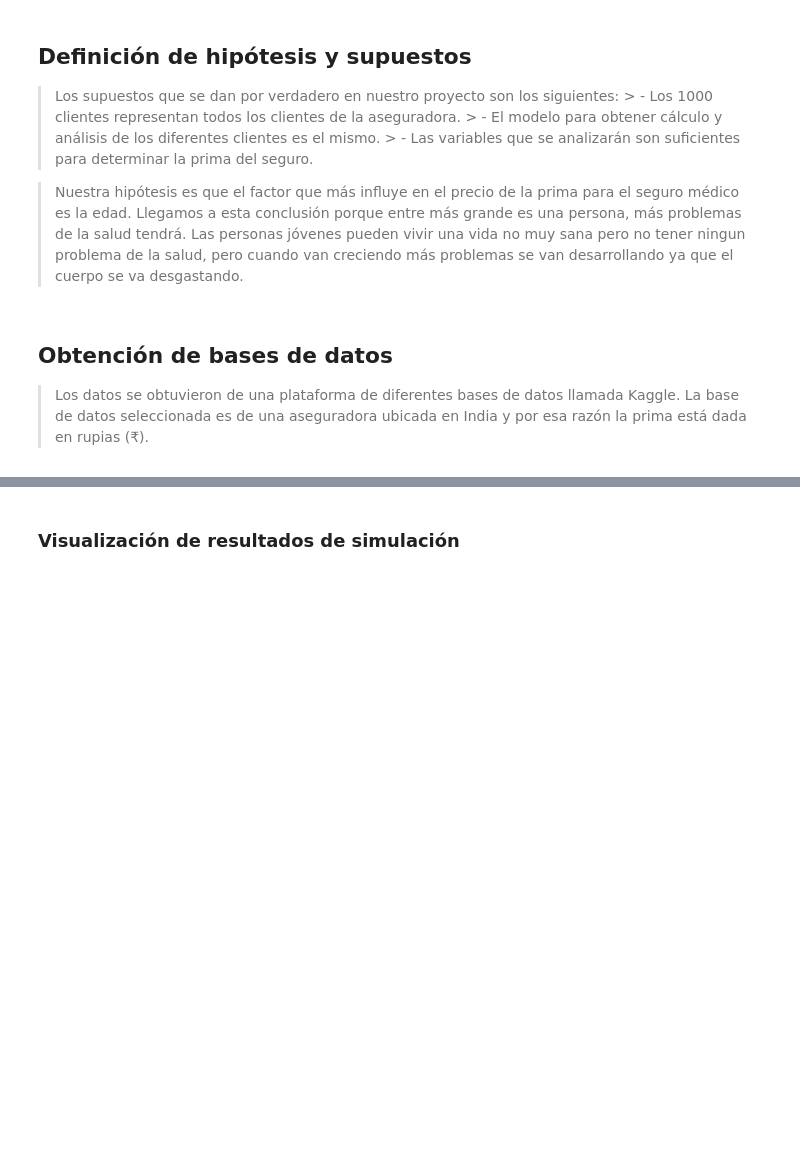
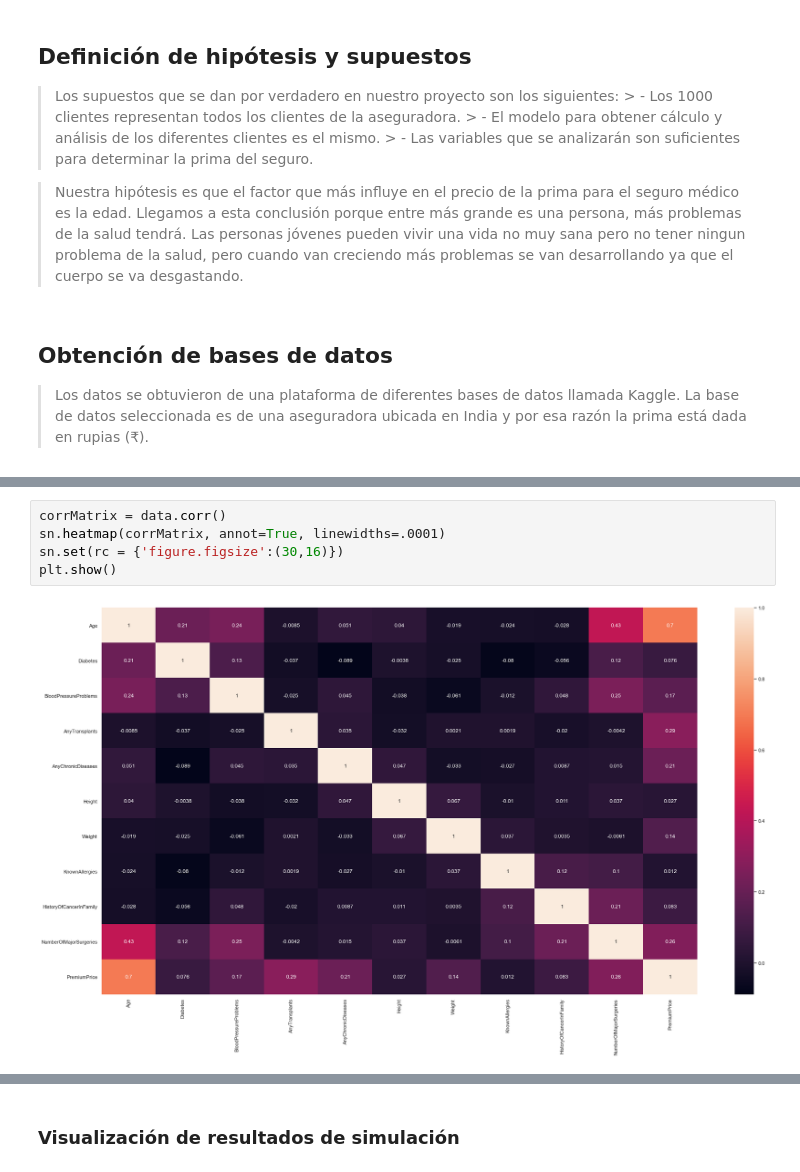
Before and after one commit to Tania-Bell/Proyecto_Modulo1, a Jupyter notebook: Proyecto_BellT_FloresA.ipynb, the cells around one changed output, grey strips where cells are left out. Drawn from its saved outputs; the diff is of its cells as text; blank space fills up the shorter version.

```diff
--- a/Proyecto_BellT_FloresA.ipynb
+++ b/Proyecto_BellT_FloresA.ipynb
@@ -82,3 +86,10 @@ data
 | 984 | 47 | 1 | 1 | 0 | 0 | 158 | 73 | ... |
 | 985 | 21 | 0 | 0 | 0 | 0 | 158 | 75 | ... |
 986 rows × 11 columns
+# %%
+corrMatrix = data.corr()
+sn.heatmap(corrMatrix, annot=True, linewidths=.0001)
+sn.set(rc = {'figure.figsize':(30,16)})
+plt.show()
+# %% [output]
+[figure, added]
```
Also changed, not shown: parts of 8 cells of this notebook, 2 other files.
